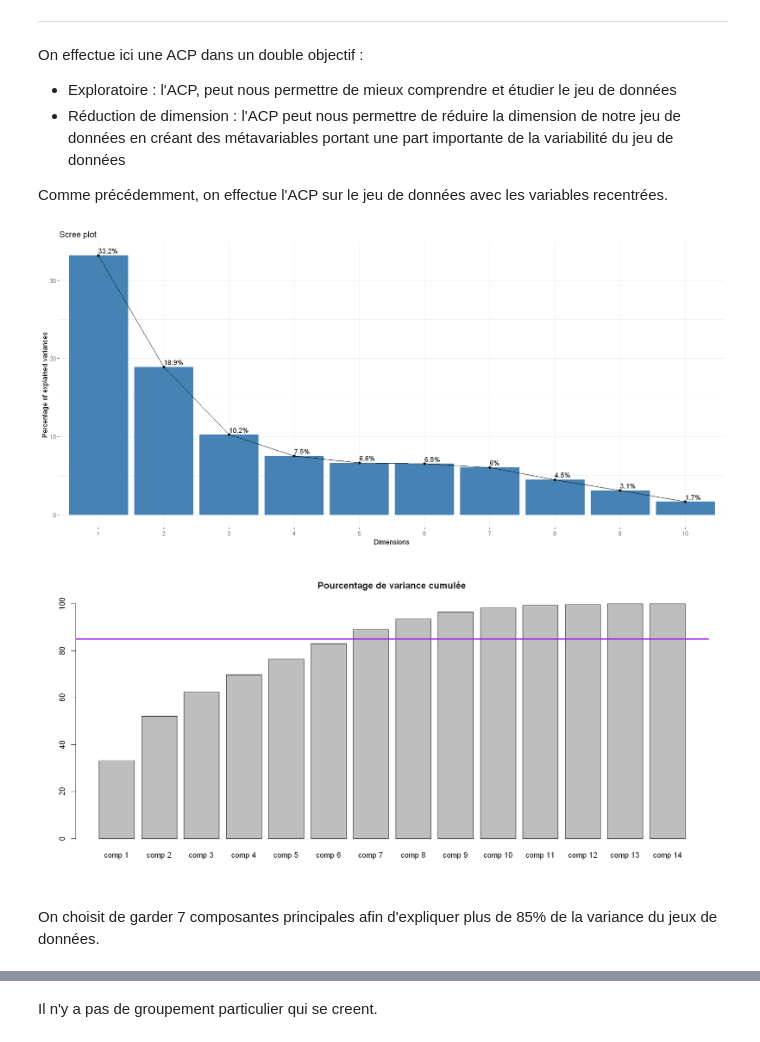
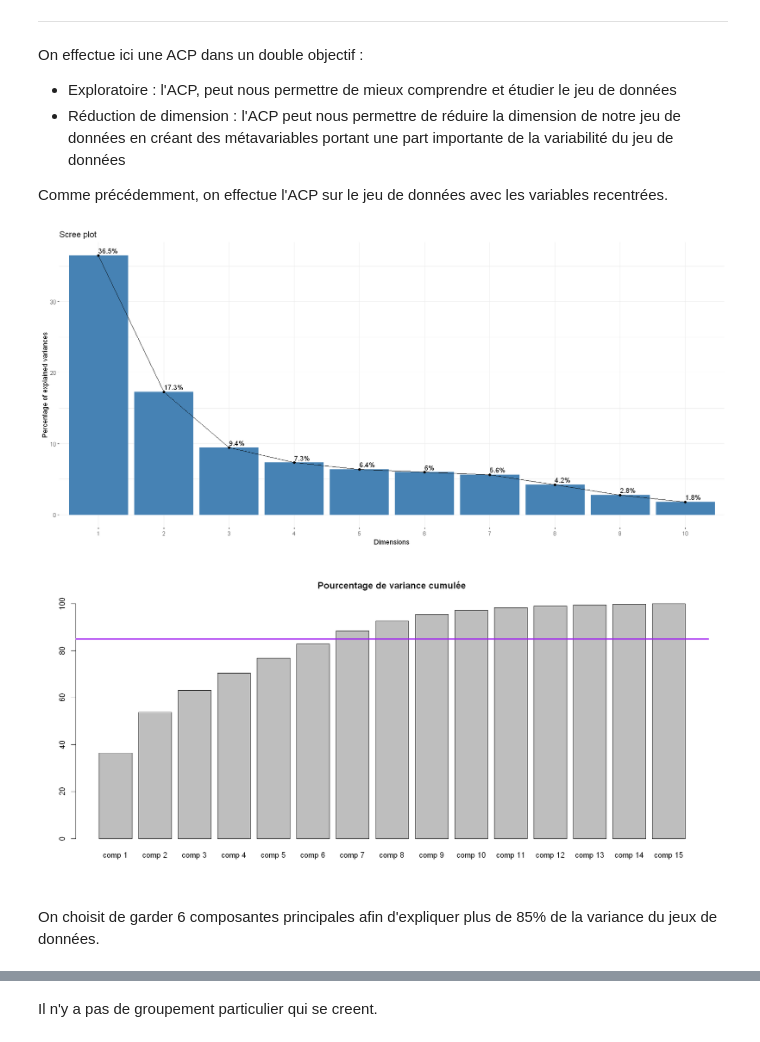
Before and after one commit to PaolaDeTruchis/MachineLearning, a Jupyter notebook: Projet_ML_R.ipynb, the cells around one changed output, grey strips where cells are left out. Saved outputs shown, nothing was run; the diff lists cells and outputs as text; code cells hidden in the pictures.

```diff
--- a/Projet_ML_R.ipynb
+++ b/Projet_ML_R.ipynb
@@ -508,23 +490,23 @@ On effectue ici une ACP dans un double objectif :
 
 Comme précédemment, on effectue l'ACP sur le jeu de données avec les variables recentrées.
 # %%
-acp <- PCA(data_centre[,3:18], scale.unit = TRUE,
-           graph = FALSE, quali.sup = 1, quanti.sup = 2, ncp = 7)
+acp <- PCA(data_centre, scale.unit = TRUE,
+           graph = FALSE, quali.sup = c(1, 2), quanti.sup = 12 , ncp = 7)
 
 # Décroissance des valeurs propres
 
 g1<-fviz_eig(acp, addlabels = TRUE)
 g1
 
 var_cumul = acp$eig[,3]
 barplot(var_cumul, main = "Pourcentage de variance cumulée")
 abline(h=85, col="purple", lwd = 3)
 
 
 ## On garderai 7 variables explicatives.
 # %% [output]
-[figure, old version]
+[figure, new version]
-[figure, old version]
+[figure, new version]
 # %% [markdown]
-On choisit de garder 7 composantes principales afin d'expliquer plus de 85% de la variance du jeux de données.
+On choisit de garder 6 composantes principales afin d'expliquer plus de 85% de la variance du jeux de données.
 # %%
```
Also changed, not shown: parts of 55 cells of this notebook.
